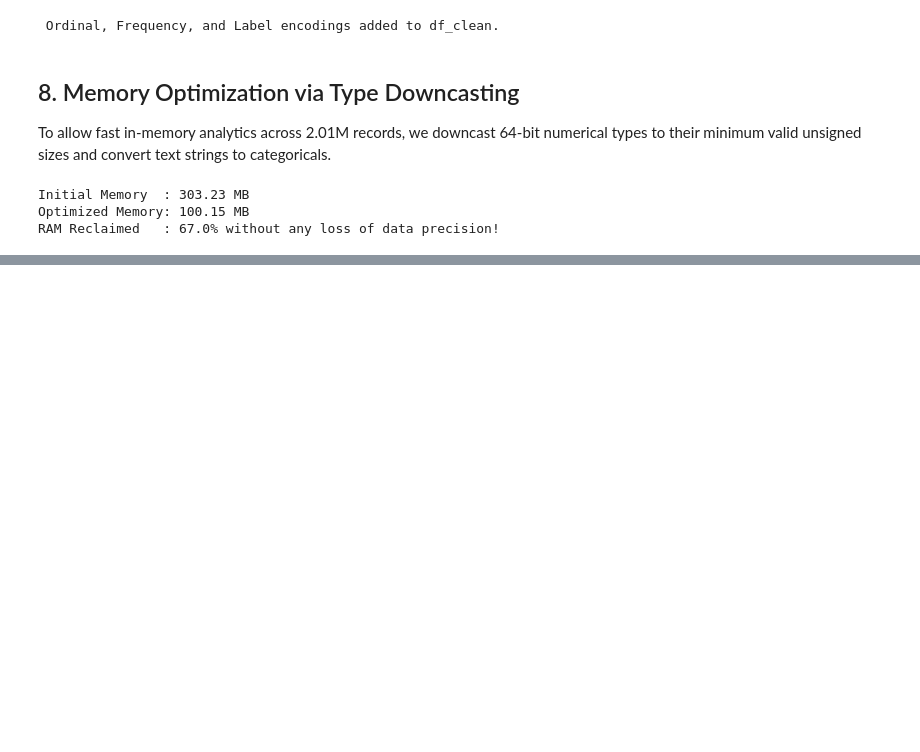
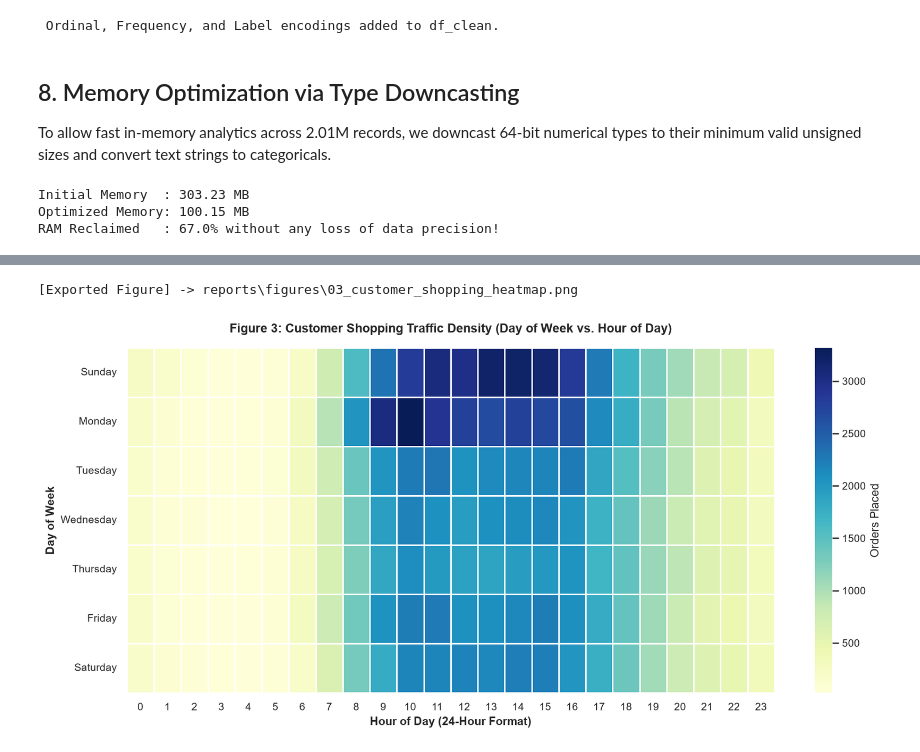
Before and after one commit to Chathuka-Pehesara/supermarket-basket-reorder-analytics, a Jupyter notebook: notebooks/01_eda_preprocessing.ipynb, the cells around one changed output, grey strips where cells are left out. Drawn from its saved outputs; the diff is of its cells as text; code cells hidden in the pictures; blank space fills up the shorter version.

```diff
--- a/notebooks/01_eda_preprocessing.ipynb
+++ b/notebooks/01_eda_preprocessing.ipynb
@@ -384,0 +474,24 @@ RAM Reclaimed   : 67.0% without any loss of data precision!
+# %%
+traffic_pivot = (
+    df_clean.drop_duplicates(subset=["order_id"])
+    .pivot_table(
+        index="order_day_name",
+        columns="order_hour_of_day",
+        values="order_id",
+        aggfunc="count",
+        observed=False
+    )
+    .reindex(["Sunday", "Monday", "Tuesday", "Wednesday", "Thursday", "Friday", "Saturday"])
+)
+
+fig, ax = plt.subplots(figsize=(14, 6))
+sns.heatmap(traffic_pivot, cmap="YlGnBu", linewidths=0.5, cbar_kws={"label": "Orders Placed"}, ax=ax)
+ax.set_title("Figure 3: Customer Shopping Traffic Density (Day of Week vs. Hour of Day)", pad=15)
+ax.set_xlabel("Hour of Day (24-Hour Format)", fontweight="bold")
+ax.set_ylabel("Day of Week", fontweight="bold")
+
+save_figure(fig, "03_customer_shopping_heatmap.png")
+plt.show()
+# %% [output]
+[Exported Figure] -> reports\figures\03_customer_shopping_heatmap.png
+[figure, added]
```
Also changed, not shown: parts of 12 cells of this notebook.
